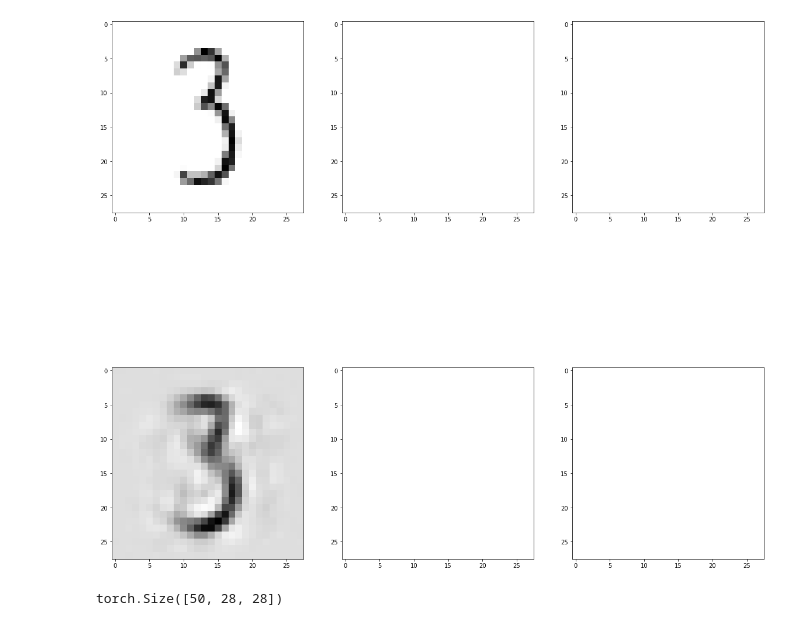
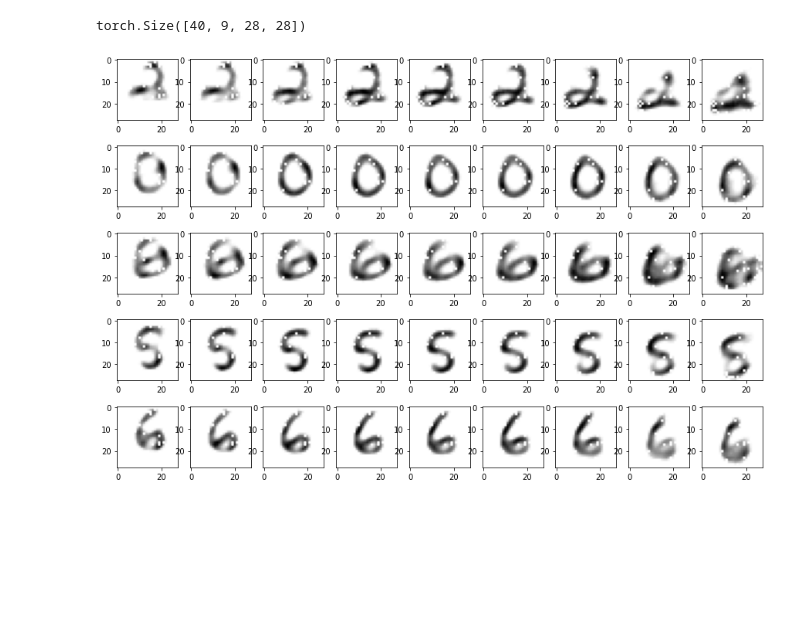
Before and after one commit to shazoop/form_motion_NN, a Jupyter notebook: local_chart.ipynb, the cells around one changed output. Drawn from its saved outputs; the diff is of its cells as text; code cells hidden in the pictures; blank space fills up the shorter version.

```diff
--- a/local_chart.ipynb
+++ b/local_chart.ipynb
@@ -301,14 +296,42 @@ plt.hist(true_frames[ix,1], bins=4)
-# %%
-ix = 0
-fig = plt.figure(figsize=(20,20)) #image sequence from dataset
-for i in range(3):
-        fig.add_subplot(2,3,i+1)
-        plt.imshow(true_frames[ix,i],cmap = "Greys")
-        fig.add_subplot(2,3,i+4)
-        plt.imshow(out_frames[ix,i], cmap = 'Greys')
-# %% [output]
-[figure, removed]
-# %%
-true_frames[:,0,:,:].shape
-# %% [output]
-torch.Size([50, 28, 28])
+# %%
+def onepar_sg_test(model, device, test_loader, num_step, sg_dim, sg_rate = .1):
+    #remember, the transformation dimenions are the first k dimensions of the latent rep
+    model.eval()
+    data, _ = next(iter(test_loader))
+    dim, batch_size = data.size(-1), data.size(0)
+    out_frames = torch.zeros(batch_size, 2*num_step+1, dim**2)
+    assert model.encoder.latent_dim >= sg_dim , 'given subgroup dimension index larger than latent dimension'
+    ix = sg_dim*torch.ones(batch_size)
+    sg_velocity = sg_rate*F.one_hot(ix.long(), model.encoder.latent_dim)
+    sg_velocity = sg_velocity.to(device)
+    for i in range(num_step+1):
+        if i == 0:
+            curr_frame = data
+            curr_frame = curr_frame.flatten(1).to(device)
+            out_frames[:,num_step,:], latent_rep, _ = model(curr_frame)
+            lr_neg = latent_rep
+            lr_pos = latent_rep
+        else:
+            lr_pos = lr_pos + i*sg_velocity
+            out_frames[:,num_step+i,:] = model.decoder(lr_pos)
+            lr_neg = lr_neg - i*sg_velocity
+            out_frames[:, num_step-i,:] = model.decoder(lr_neg)
+
+    out_frames = out_frames.reshape(batch_size,2*num_step+1,dim,dim)
+    out_frames = out_frames.detach()
+
+    return out_frames
+# %%
+num_step = 4
+sg_out_frames = onepar_sg_test(model_dis, device, test_loader, num_step = num_step, sg_dim = 1, sg_rate = .075)
+# %%
+sg_out_frames.shape
+# %% [output]
+torch.Size([40, 9, 28, 28])
+# %%
+fig = plt.figure(figsize=(15,10)) #image sequence from dataset
+for i in range(45):
+        fig.add_subplot(5,9,i+1)
+        plt.imshow(sg_out_frames[i//9,i % 9],cmap = "Greys")
+# %% [output]
+[figure, added]
```
Also changed, not shown: parts of 20 cells of this notebook, 1 other file.
